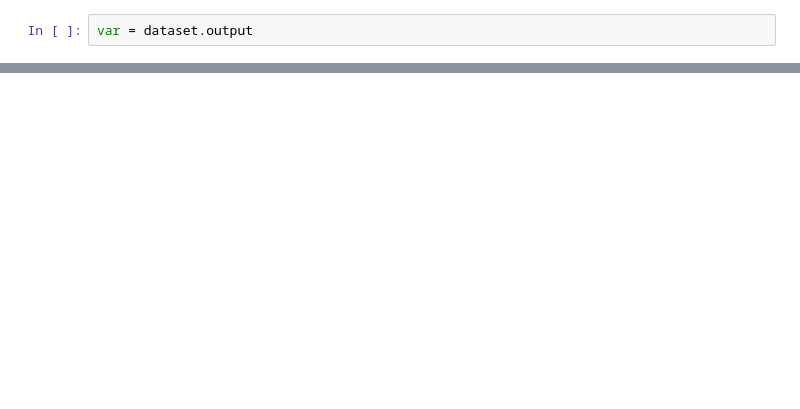
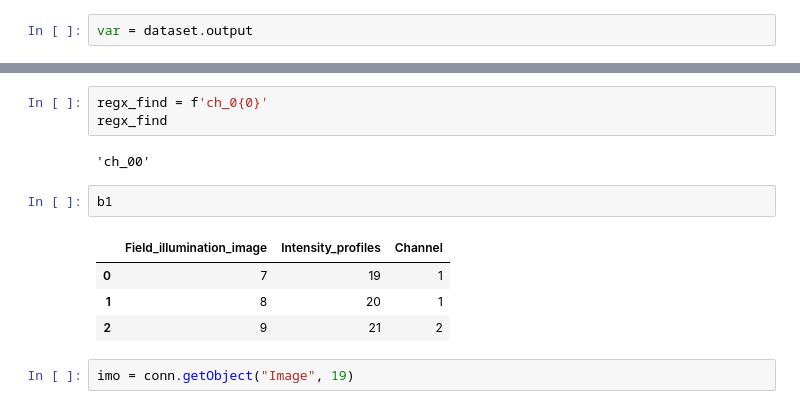
Before and after one commit to juliomateoslangerak/omero-metrics, a Jupyter notebook: omero_metrics/tools/test.ipynb, the cells around one changed output, grey strips where cells are left out. Saved outputs shown, nothing was run; the diff lists cells and outputs as text; blank space fills up the shorter version.

```diff
--- a/omero_metrics/tools/test.ipynb
+++ b/omero_metrics/tools/test.ipynb
@@ -574,0 +572,14 @@ df.Key = df.Key.str.replace("_", " ").str.title()
+# %%
+regx_find = f'ch_0{0}'
+regx_find
+# %% [output]
+'ch_00'
+# %%
+b1
+# %% [output]
+|  | Field_illumination_image | Intensity_profiles | Channel |
+| 0 | 7 | 19 | 1 |
+| 1 | 8 | 20 | 1 |
+| 2 | 9 | 21 | 2 |
+# %%
+imo = conn.getObject("Image", 19)
```
Also changed, not shown: parts of 43 cells of this notebook, 3 other files.
